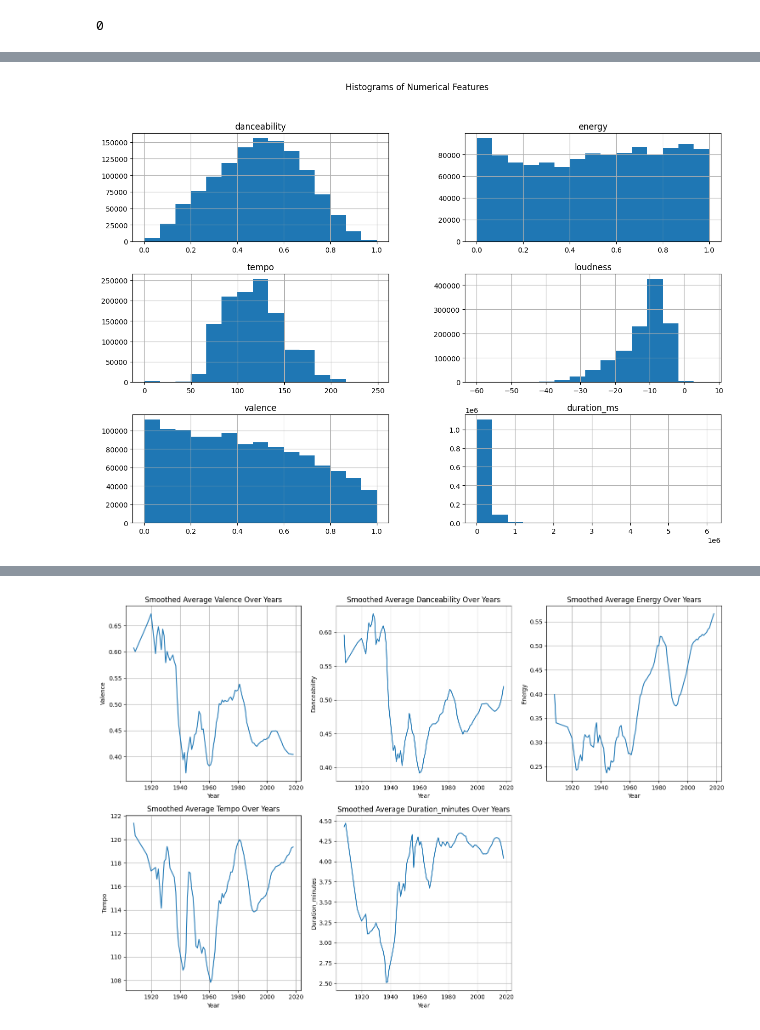
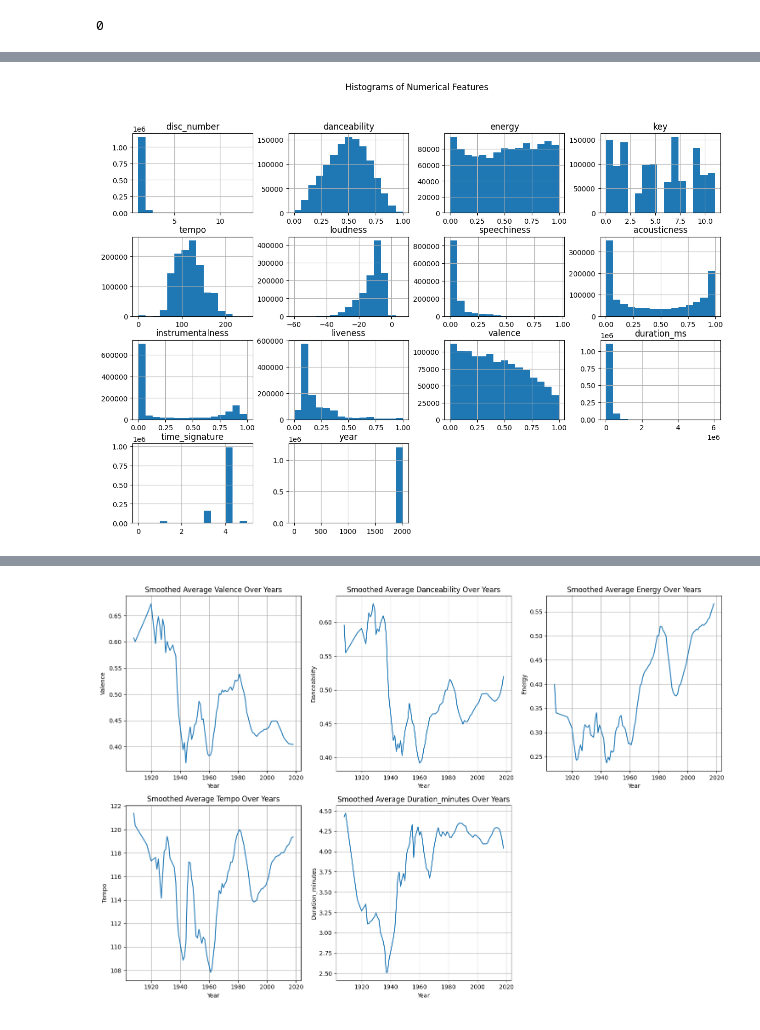
Before and after one commit to potrerord/soundsage, a Jupyter notebook: SoundSage_ASG.ipynb, the cells around one changed output, grey strips where cells are left out. Cells and saved outputs as stored; diff of their text form; code cells hidden in the pictures.

```diff
--- a/SoundSage_ASG.ipynb
+++ b/SoundSage_ASG.ipynb
@@ -8,5 +27,5 @@ warnings.filterwarnings('ignore')
 # %%
-df = pd.read_csv('tracks_features.csv')
+df = pd.read_csv('./Data/tracks_features.csv')
 df.head()
 # %% [output]
 |  | id | name | album | album_id | artists | artist_ids | track_number | disc_number | explicit | ... |
@@ -115,9 +130,9 @@ df['release_date'] = df['release_date'].apply(flexible_date_parser)
 # %%
 df['duration_minutes'] = df['duration_ms']/60000
 # %%
-numerical_features = ['danceability', 'energy', 'tempo', 'loudness', 'valence', 'duration_ms']
+numerical_features = ['disc_number', 'danceability', 'explicit', 'energy', 'key', 'tempo', 'loudness', 'speechiness', 'acousticness', 'instrumentalness', 'liveness', 'valence', 'duration_ms', 'time_signature', 'year']
 df[numerical_features].hist(bins=15, figsize=(15, 10))
 plt.suptitle("Histograms of Numerical Features")
 plt.show()
 # %% [output]
-[figure, old version]
+[figure, new version]
```
Also changed, not shown: parts of 19 cells of this notebook.
